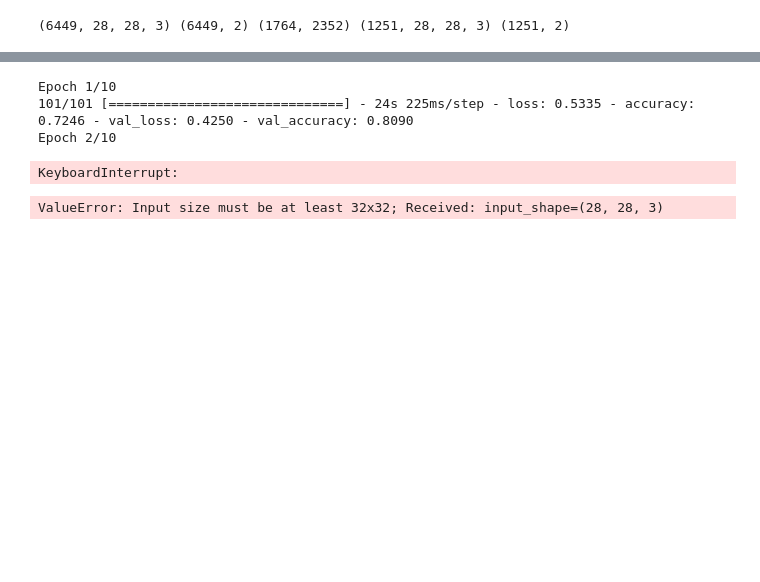
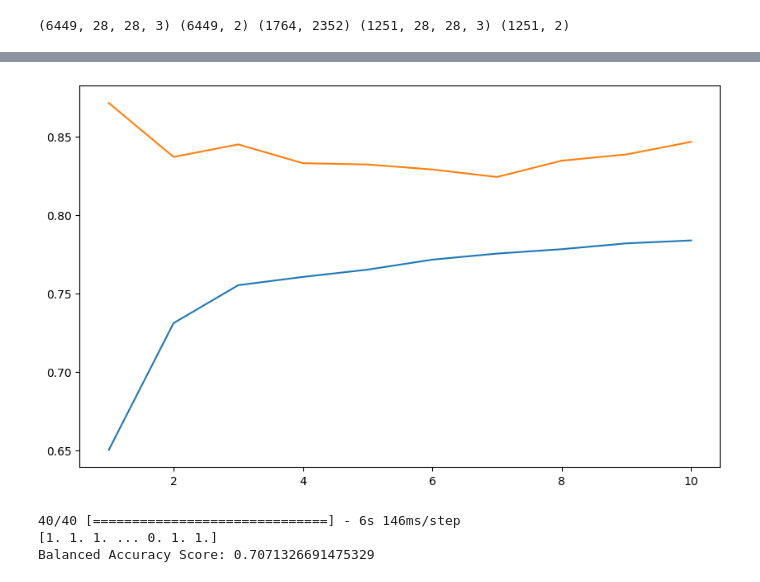
Before and after one commit to FilipeJInacio/ML, a Jupyter notebook: 3_final/tranfer1.ipynb, the cells around one changed output, grey strips where cells are left out. Drawn from its saved outputs; the diff is of its cells as text; code cells hidden in the pictures; blank space fills up the shorter version.

```diff
--- a/3_final/tranfer1.ipynb
+++ b/3_final/tranfer1.ipynb
@@ -37,10 +37,12 @@ output = Dense(2, activation='softmax')(x)
 
 model = Model(inputs=base_model.input, outputs=output)
 
-model.compile(optimizer=Adam(lr=0.0001), loss='binary_crossentropy', metrics=['accuracy'])
+model.compile(optimizer=Adam(learning_rate=0.0001), loss='binary_crossentropy', metrics=['accuracy'])
 early_stopping = tf.keras.callbacks.EarlyStopping(monitor='val_loss', patience=10, verbose = 3, restore_best_weights=True)
 
-history = model.fit(X_train, y_train, epochs=10, batch_size=64, validation_data=(X_test, y_test) ,callbacks=[early_stopping])
+class_weight = {0: 0.5, 1: 1.}
+
+history = model.fit(X_train, y_train, epochs=10, batch_size=64, validation_data=(X_test, y_test) ,callbacks=[early_stopping], class_weight=class_weight)
 
 train_accuracy = history.history['accuracy']
 val_accuracy = history.history['val_accuracy']
@@ -56,7 +74,4 @@ WARNING:absl:`lr` is deprecated in Keras optimizer, please use `learning_rate` o
-Epoch 1/10
-101/101 [==============================] - 24s 225ms/step - loss: 0.5335 - accuracy: 0.7246 - val_loss: 0.4250 - val_accuracy: 0.8090
-Epoch 2/10
-KeyboardInterrupt:
+[figure, added]
 # %%
 y_predi = model.predict(X_test)
 
@@ -69,9 +84,12 @@ for i in y_predi:
         i[1]=1
 
 print(y_predi[:,0])
-balanced_accuracy = balanced_accuracy_score(y_test, y_predi)
+
+balanced_accuracy = balanced_accuracy_score(y_test[:,1], y_predi[:,1])
 print("Balanced Accuracy Score:", balanced_accuracy)
 # %% [output]
-ValueError: Input size must be at least 32x32; Received: input_shape=(28, 28, 3)
+40/40 [==============================] - 6s 146ms/step
+[1. 1. 1. ... 0. 1. 1.]
+Balanced Accuracy Score: 0.7071326691475329
 # %%
 model.summary()
```
Also changed, not shown: parts of 3 cells of this notebook, 2 other files.
